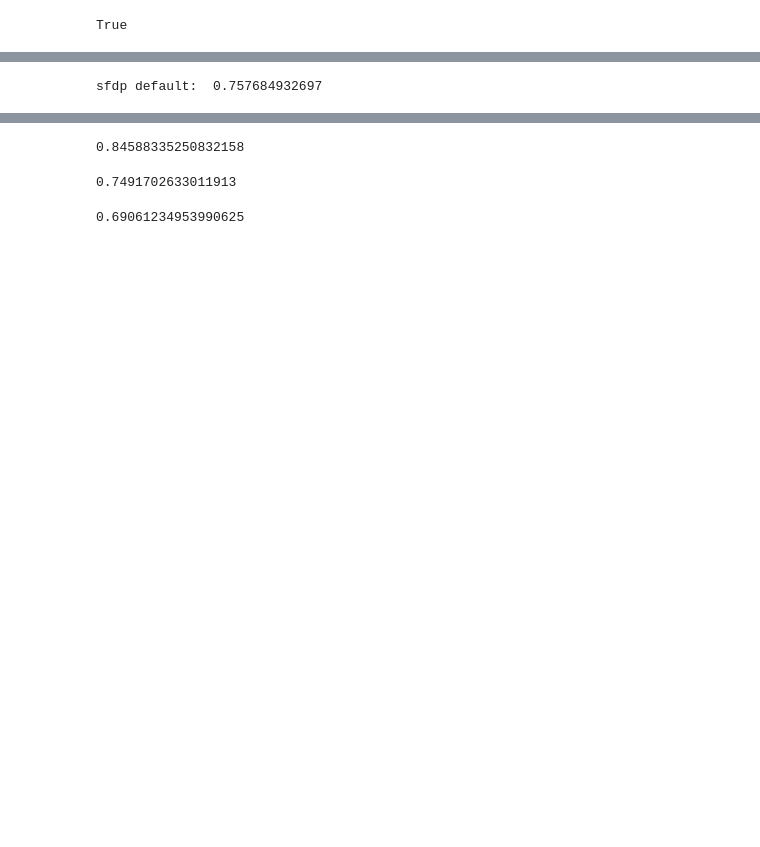
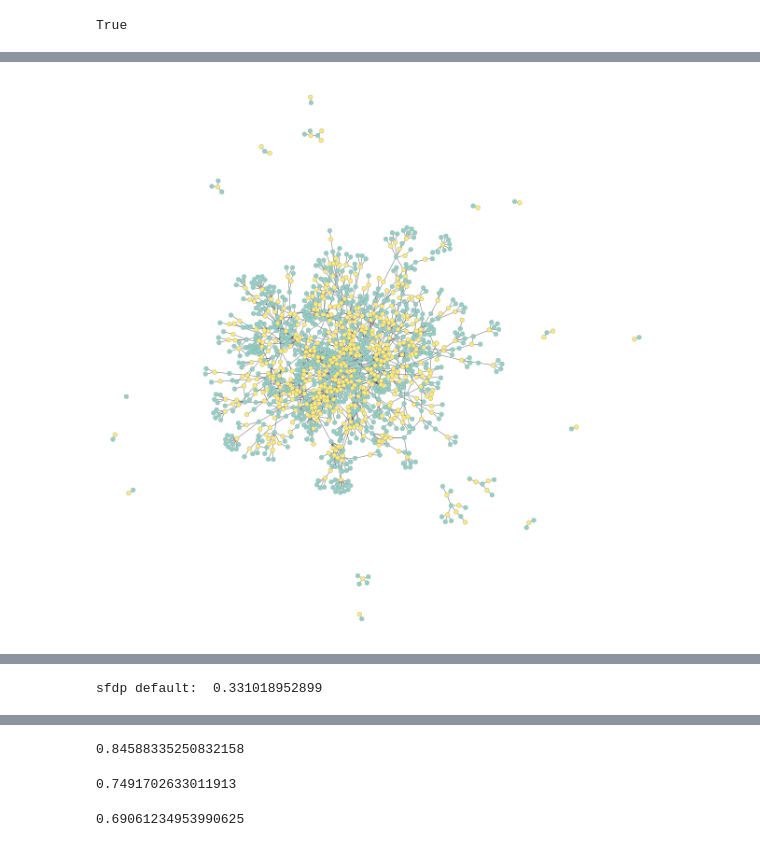
Before and after one commit to KashinYana/link-prediction, a Jupyter notebook: Bipartite.ipynb, the cells around one changed output, grey strips where cells are left out. Drawn from its saved outputs; the diff is of its cells as text; code cells hidden in the pictures; blank space fills up the shorter version.

```diff
--- a/Bipartite.ipynb
+++ b/Bipartite.ipynb
@@ -116,3 +138,4 @@ avg edge distance: 367.330431557
 # %%
-pos_bip = sfdp_layout(g, groups=groups, bipartite=True, verbose=True)
+pos_bip = sfdp_layout(g, groups=groups, bipartite=True, verbose=True, gamma=0, bipartite_method=[
+    "repulse-all", "repulse-aliens"])
 # %% [output]
@@ -134,4 +162,6 @@ pos_bip
 # %%
 %matplotlib inline
 
-#graph_draw(g, pos=pos_bip, vertex_fill_color=groups)
+graph_draw(g, pos=pos_bip, vertex_fill_color=groups)
+# %% [output]
+[figure, added]
@@ -138,12 +169,12 @@ pos_bip
 # %%
 from sklearn.metrics import roc_auc_score
 # %%
-features = tools.TopologicalFeatures(g, pos_default, gap=0)
+features = tools.TopologicalFeatures(g, pos, gap=0)
 X, Y = tools.make_dataset(poss_set, neg_set,
                     [features.dist])
 print "sfdp default: ", roc_auc_score(Y, X)
 # %% [output]
-sfdp default:  0.757684932697
+sfdp default:  0.331018952899
 # %%
 features = tools.TopologicalFeatures(g, pos_bip, gap=0)
 X, Y = tools.make_dataset(poss_set, neg_set,
```
Also changed, not shown: parts of 17 cells of this notebook, 5 other files.
